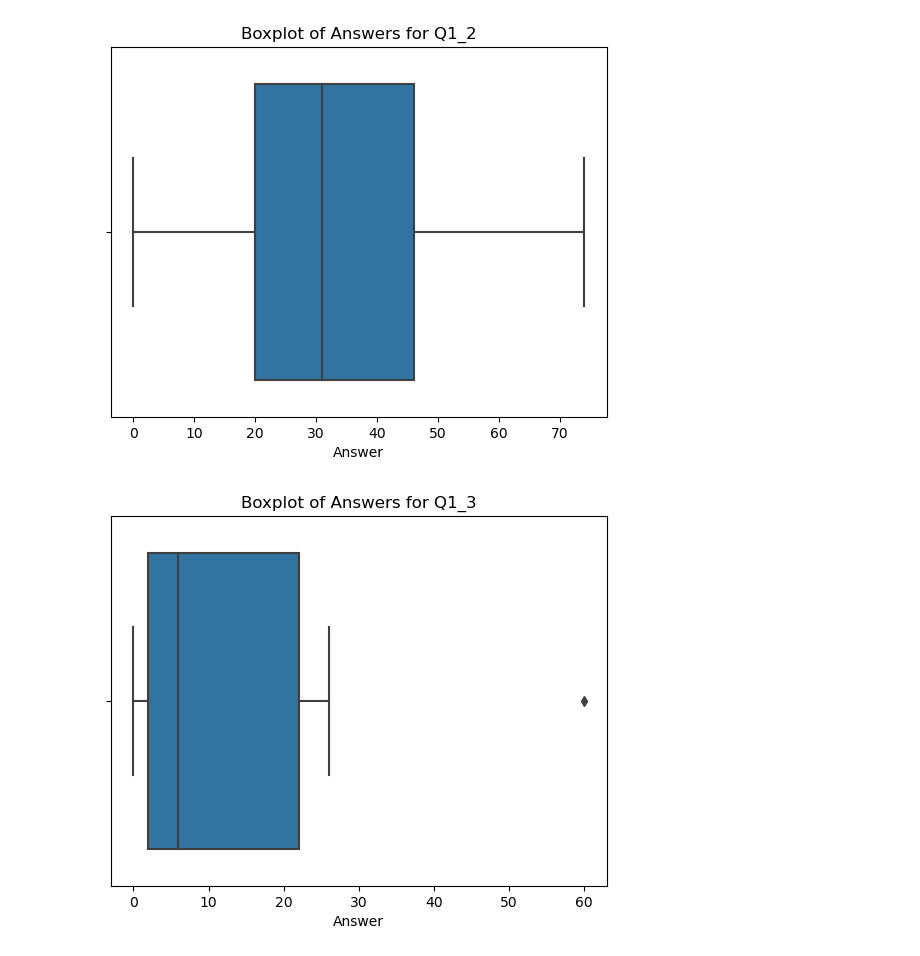
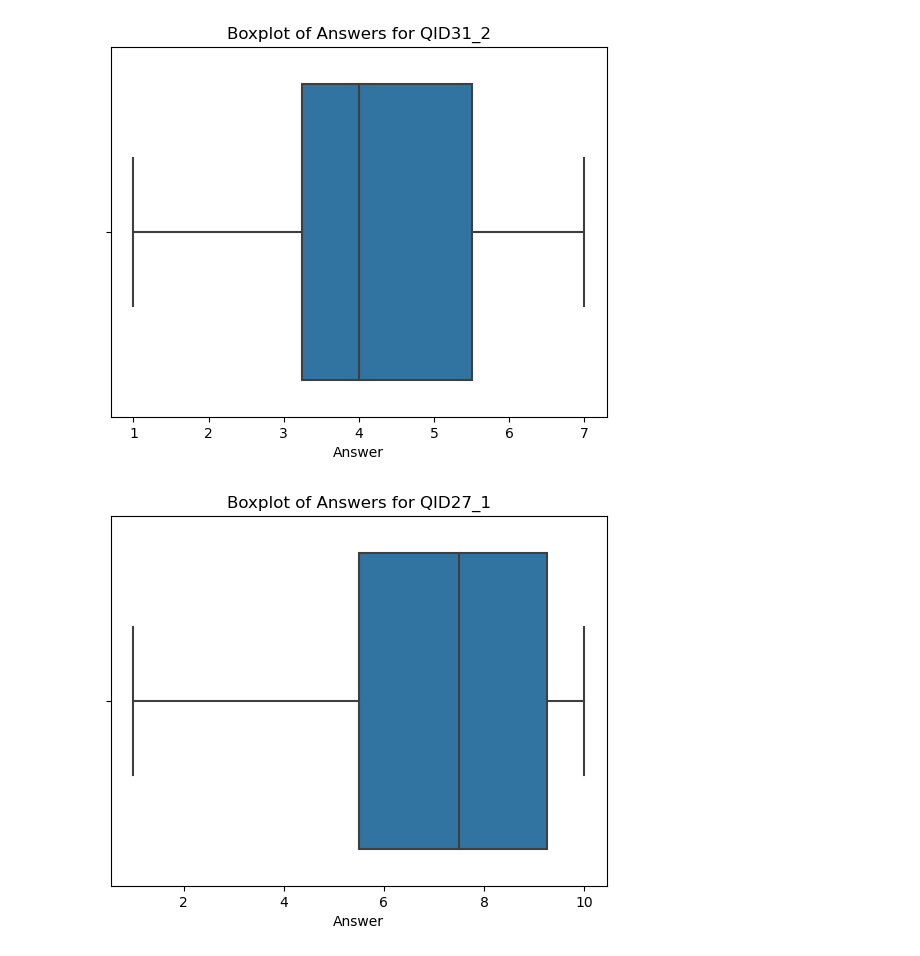
Before and after one commit to RamanEbrahimi/Research, a Jupyter notebook: Explainable AI/Survey/Survey Code.ipynb, the cells around one changed output. Drawn from its saved outputs; the diff is of its cells as text; code cells hidden in the pictures.

```diff
--- a/Explainable AI/Survey/Survey Code.ipynb
+++ b/Explainable AI/Survey/Survey Code.ipynb
@@ -25,15 +53,19 @@ df_q2 = df[df[['Q2_1', 'Q2_2', 'Q2_3', 'Q2_4']].notnull().any(axis=1)]
 import matplotlib.pyplot as plt
 
 # List of question columns for Q1 and Q2
-q1_columns = ['Q1_1', 'Q1_2', 'Q1_3', 'Q1_4']
-q2_columns = ['Q2_1', 'Q2_2', 'Q2_3', 'Q2_4']
+q1_columns = ['QID31_1', 'QID31_2']
+q2_columns = ['QID27_1', 'QID27_2']
+q3_columns = ['QID28_1', 'QID28_2', 'QID28_3', 'QID28_4']
+q4_columns = ['QID30_1', 'QID30_2', 'QID30_3', 'QID30_4']
 
 # Exclude the first row (header row)
-df_filtered = df.iloc[1:].copy()
+df_filtered = df_cleaned[2:].copy()
 
 # Convert relevant columns to numeric, coercing errors so that text data is excluded
 df_filtered[q1_columns] = df_filtered[q1_columns].apply(pd.to_numeric, errors='coerce')
 df_filtered[q2_columns] = df_filtered[q2_columns].apply(pd.to_numeric, errors='coerce')
+df_filtered[q3_columns] = df_filtered[q3_columns].apply(pd.to_numeric, errors='coerce')
+df_filtered[q4_columns] = df_filtered[q4_columns].apply(pd.to_numeric, errors='coerce')
 
 # Plot distribution for Q1 questions
 for col in q1_columns:
@@ -52,4 +84,22 @@ for col in q2_columns:
     plt.xlabel('Answer')
     plt.ylabel('Frequency')
     plt.show()
+
+# Plot distribution for Q2 questions
+for col in q3_columns:
+    plt.figure()
+    df_filtered[col].dropna().plot(kind='hist', bins=10)
+    plt.title(f'Distribution of Answers for {col}')
+    plt.xlabel('Answer')
+    plt.ylabel('Frequency')
+    plt.show()
+
+# Plot distribution for Q2 questions
+for col in q4_columns:
+    plt.figure()
+    df_filtered[col].dropna().plot(kind='hist', bins=10)
+    plt.title(f'Distribution of Answers for {col}')
+    plt.xlabel('Answer')
+    plt.ylabel('Frequency')
+    plt.show()
 # %% [output]
@@ -79,4 +133,20 @@ for col in q2_columns:
     plt.title(f'Boxplot of Answers for {col}')
     plt.xlabel('Answer')
     plt.show()
+
+# Plot boxplot for Q2 questions
+for col in q3_columns:
+    plt.figure()
+    sns.boxplot(x=df_filtered[col].dropna())  # Plot only non-null numeric values
+    plt.title(f'Boxplot of Answers for {col}')
+    plt.xlabel('Answer')
+    plt.show()
+
+# Plot boxplot for Q2 questions
+for col in q4_columns:
+    plt.figure()
+    sns.boxplot(x=df_filtered[col].dropna())  # Plot only non-null numeric values
+    plt.title(f'Boxplot of Answers for {col}')
+    plt.xlabel('Answer')
+    plt.show()
 # %% [output]
@@ -84,2 +154,2 @@ for col in q2_columns:
-[figure, old version]
+[figure, new version]
-[figure, old version]
+[figure, new version]
```
Also changed, not shown: parts of 13 cells of this notebook, 6 other files.
